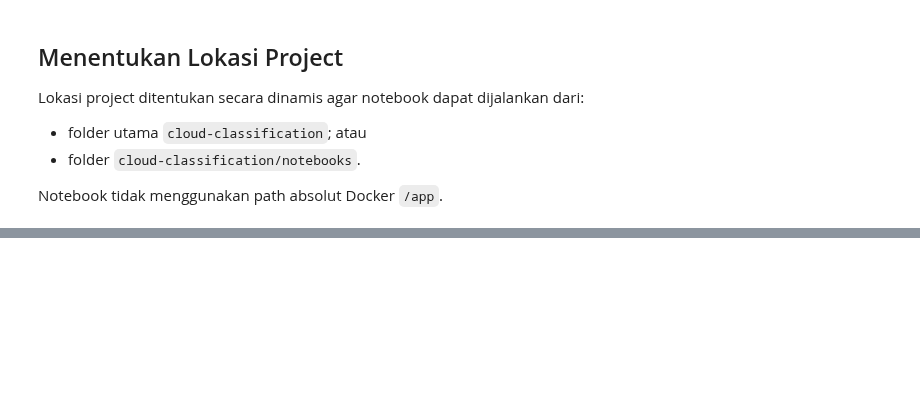
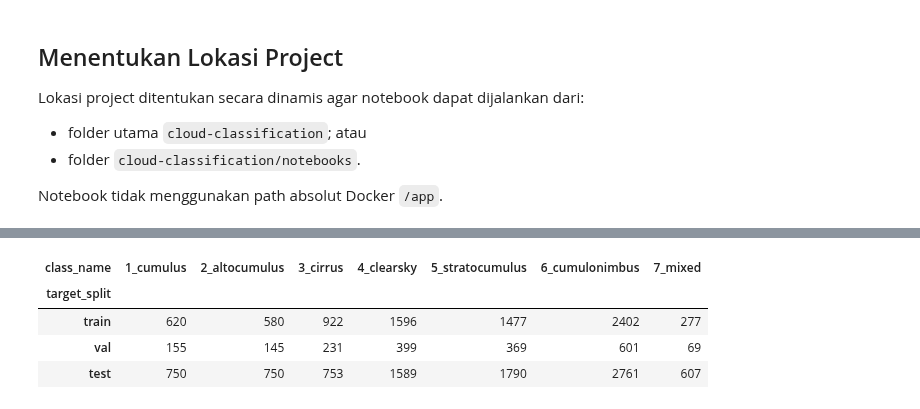
Before and after one commit to julian34/cloud-classification, a Jupyter notebook: notebooks/05_preprocessing_augmentasi.ipynb, the cells around one changed output, grey strips where cells are left out. Saved outputs shown, nothing was run; the diff lists cells and outputs as text; code cells hidden in the pictures; blank space fills up the shorter version.

```diff
--- a/notebooks/05_preprocessing_augmentasi.ipynb
+++ b/notebooks/05_preprocessing_augmentasi.ipynb
@@ -135,0 +589,85 @@ display(path_table)
+# %%
+def prepare_split_dataframe(
+    dataframe,
+    split_name,
+):
+    """
+    Mengambil satu split dan mengurutkan isinya
+    secara konsisten.
+    """
+
+    split_dataframe = (
+        dataframe.loc[
+            dataframe["target_split"].eq(
+                split_name
+            )
+        ]
+        .copy()
+        .sort_values(
+            [
+                "class_name",
+                "target_relative_path",
+            ]
+        )
+        .reset_index(drop=True)
+    )
+
+    if split_dataframe.empty:
+        raise ValueError(
+            f"Split {split_name!r} kosong."
+        )
+
+    return split_dataframe
+
+
+train_df = prepare_split_dataframe(
+    manifest_df,
+    "train",
+)
+
+val_df = prepare_split_dataframe(
+    manifest_df,
+    "val",
+)
+
+test_df = prepare_split_dataframe(
+    manifest_df,
+    "test",
+)
+
+
+split_distribution_df = (
+    manifest_df
+    .groupby(
+        [
+            "target_split",
+            "class_name",
+        ],
+        observed=True,
+    )
+    .size()
+    .unstack(fill_value=0)
+    .reindex(SPLIT_ORDER)
+)
+
+
+class_coverage_ok = (
+    split_distribution_df
+    .gt(0)
+    .all(axis=0)
+)
+
+
+assert class_coverage_ok.all(), (
+    "Tidak semua kelas tersedia "
+    "pada setiap split."
+)
+
+
+print(f"Train      : {len(train_df):,}")
+print(f"Validation : {len(val_df):,}")
+print(f"Test       : {len(test_df):,}")
+print(f"Total      : {len(manifest_df):,}")
+
+display(split_distribution_df)
+# %% [output]
@@ -135,0 +678,5 @@ display(path_table)
+| class_name | 1_cumulus | 2_altocumulus | 3_cirrus | 4_clearsky | 5_stratocumulus | 6_cumulonimbus | 7_mixed |
+| target_split |  |  |  |  |  |  |  |
+| train | 620 | 580 | 922 | 1596 | 1477 | 2402 | 277 |
+| val | 155 | 145 | 231 | 399 | 369 | 601 | 69 |
+| test | 750 | 750 | 753 | 1589 | 1790 | 2761 | 607 |
```
Also changed, not shown: parts of 35 cells of this notebook, 1 other file.
